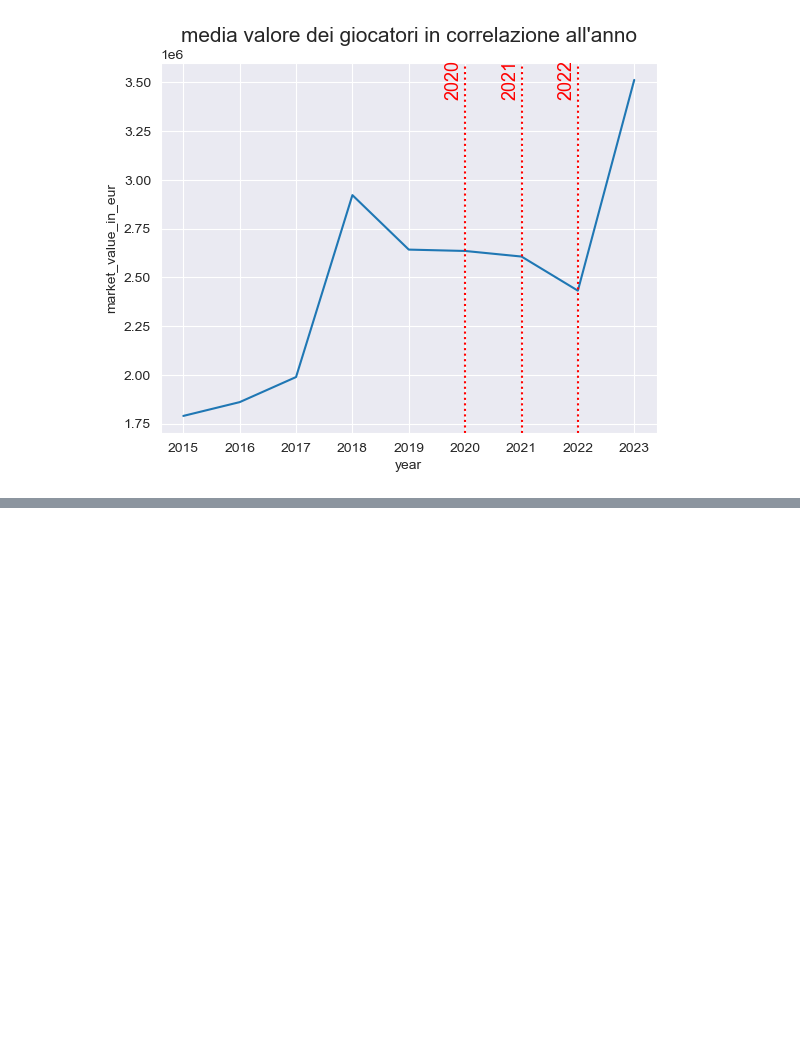
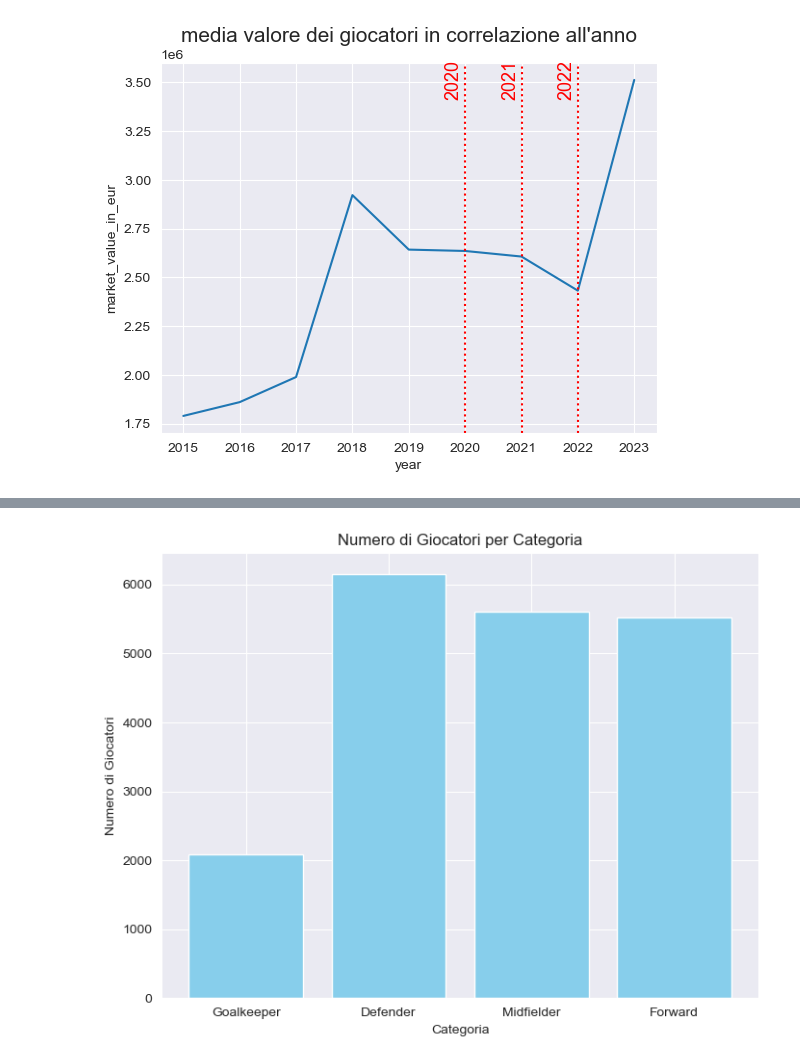
Before and after one commit to IUM-TWEB/Footbrawl, a Jupyter notebook: DataAnalytics/covid-19.ipynb, the cells around one changed output, grey strips where cells are left out. Saved outputs shown, nothing was run; the diff lists cells and outputs as text; code cells hidden in the pictures; blank space fills up the shorter version.

```diff
--- a/DataAnalytics/covid-19.ipynb
+++ b/DataAnalytics/covid-19.ipynb
@@ -30,0 +149,27 @@ Text(0.5, 1.0, "media valore dei giocatori in correlazione all'anno")
+# %%
+goalkeeper_df = players_df_for_graph[players_df_for_graph['position'] == 'Goalkeeper']
+number_goalkeepers = len(goalkeeper_df)
+total_goals_goalkeeper = goalkeeper_df['total_goals_in_career'].sum()
+
+defenders_df = players_df_for_graph[players_df_for_graph['position'] == 'Defender']
+number_defenders = len(defenders_df)
+total_goals_defenders = defenders_df['total_goals_in_career'].sum()
+
+# Calcola il numero totale di goal fatti dai centrocampisti
+midfielders_df = players_df_for_graph[players_df_for_graph['position'] == 'Midfield']
+number_midfielders = len(midfielders_df)
+total_goals_midfielders = midfielders_df['total_goals_in_career'].sum()
+
+# Calcola il numero totale di goal fatti dagli attaccanti
+attackers_df = players_df_for_graph[players_df_for_graph['position'] == 'Attack']
+number_attackers = len(attackers_df)
+total_goals_attackers = attackers_df['total_goals_in_career'].sum()
+
+print(f"Numero totale di goal fatti dai portieri: {total_goals_goalkeeper}")
+print(f"Numero totale di goal fatti dai difensori: {total_goals_defenders}")
+print(f"Numero totale di goal fatti dai centrocampisti: {total_goals_midfielders}")
+print(f"Numero totale di goal fatti dagli attaccanti: {total_goals_attackers}")
+print(f"Numero totale di portieri: {number_goalkeepers}")
+print(f"Numero totale di difensori: {number_defenders}")
+print(f"Numero totale di centrocampisti: {number_midfielders}")
+print(f"Numero totale di attaccanti: {number_attackers}")
@@ -30,0 +185,13 @@ Text(0.5, 1.0, "media valore dei giocatori in correlazione all'anno")
+# %%
+categories = ['Goalkeeper', 'Defender', 'Midfielder', 'Forward']
+total_player = [number_goalkeepers, number_defenders, number_midfielders, number_attackers]
+
+# Creazione del barplot con matplotlib
+plt.figure(figsize=(8, 6))
+plt.bar(categories, total_player, color='skyblue')
+plt.title('Numero di Giocatori per Categoria')
+plt.xlabel('Categoria')
+plt.ylabel('Numero di Giocatori')
+plt.show()
+# %% [output]
+[figure, added]
```
Also changed, not shown: parts of 20 cells of this notebook.
